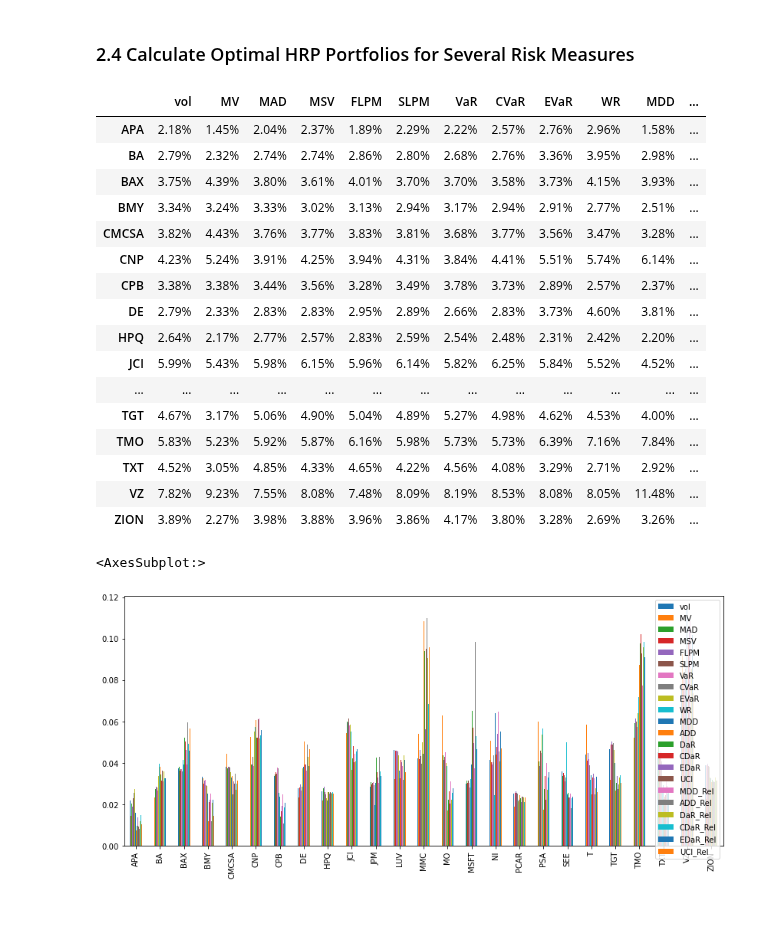
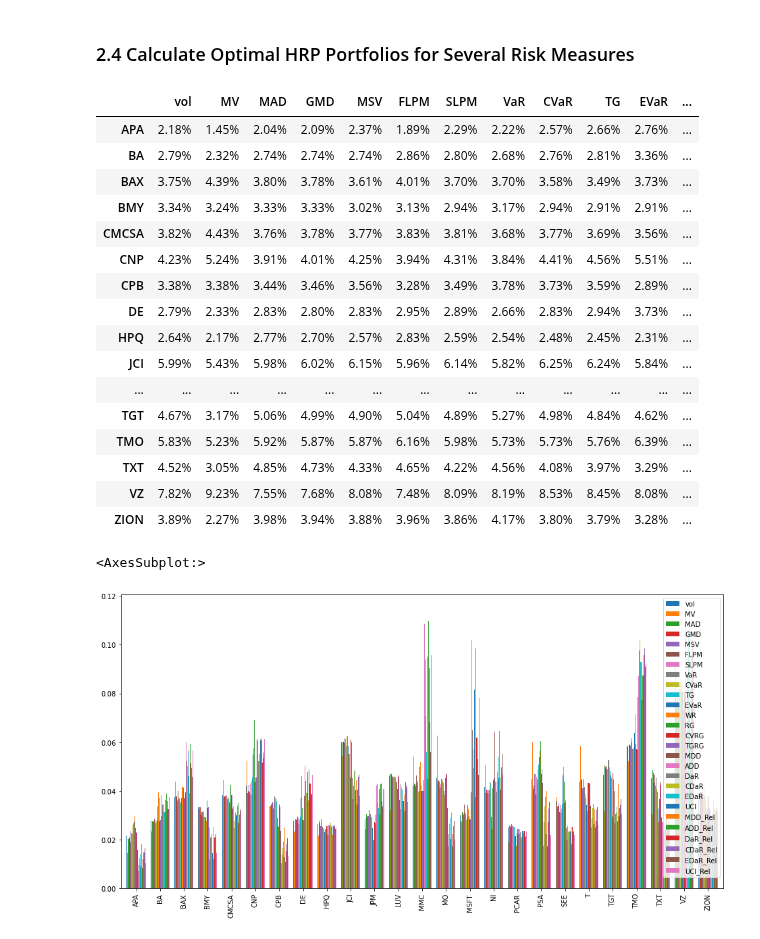
Before and after one commit to dcajasn/Riskfolio-Lib, a Jupyter notebook: examples/Tutorial 24.ipynb, the cells around one changed output. Cells and saved outputs as stored; diff of their text form; code cells hidden in the pictures; blank space fills up the shorter version.

```diff
--- a/examples/Tutorial 24.ipynb
+++ b/examples/Tutorial 24.ipynb
@@ -143,13 +143,18 @@ ax = rp.plot_risk_con(w=w,
 # 'vol': Standard Deviation.
 # 'MV': Variance.
 # 'MAD': Mean Absolute Deviation.
+# 'GMD': Gini Mean Difference.
 # 'MSV': Semi Standard Deviation.
 # 'FLPM': First Lower Partial Moment (Omega Ratio).
 # 'SLPM': Second Lower Partial Moment (Sortino Ratio).
 # 'VaR': Conditional Value at Risk.
 # 'CVaR': Conditional Value at Risk.
+# 'TG': Tail Gini.
 # 'EVaR': Entropic Value at Risk.
-# 'WR': Worst Realization (Minimax)
+# 'WR': Worst Realization (Minimax).
+# 'RG': Range of returns.
+# 'CVRG': CVaR Range of returns.
+# 'TGRG': Tail Gini Range of returns.
 # 'MDD': Maximum Drawdown of uncompounded cumulative returns (Calmar Ratio).
 # 'ADD': Average Drawdown of uncompounded cumulative returns.
 # 'DaR': Drawdown at Risk of uncompounded cumulative returns.
@@ -163,10 +168,10 @@ ax = rp.plot_risk_con(w=w,
 # 'EDaR_Rel': Entropic Drawdown at Risk of compounded cumulative returns.
 # 'UCI_Rel': Ulcer Index of compounded cumulative returns.
 
-rms = ['vol', 'MV', 'MAD', 'MSV', 'FLPM', 'SLPM',
-       'VaR','CVaR', 'EVaR', 'WR', 'MDD', 'ADD',
-       'DaR', 'CDaR', 'EDaR', 'UCI', 'MDD_Rel', 'ADD_Rel',
-       'DaR_Rel', 'CDaR_Rel', 'EDaR_Rel', 'UCI_Rel']
+rms = ['vol', 'MV', 'MAD', 'GMD', 'MSV', 'FLPM', 'SLPM', 'VaR',
+       'CVaR', 'TG', 'EVaR', 'WR', 'RG', 'CVRG', 'TGRG', 'MDD',
+       'ADD', 'DaR', 'CDaR', 'EDaR', 'UCI', 'MDD_Rel',
+       'ADD_Rel', 'DaR_Rel', 'CDaR_Rel', 'EDaR_Rel', 'UCI_Rel']
 
 w_s = pd.DataFrame([])
 
@@ -185,34 +190,34 @@ w_s.columns = rms
 # %%
 w_s.style.format("{:.2%}").background_gradient(cmap='YlGn')
 # %% [output]
-|  | vol | MV | MAD | MSV | FLPM | SLPM | VaR | CVaR | EVaR | WR | MDD | ... |
-| APA | 2.18% | 1.45% | 2.04% | 2.37% | 1.89% | 2.29% | 2.22% | 2.57% | 2.76% | 2.96% | 1.58% | ... |
-| BA | 2.79% | 2.32% | 2.74% | 2.74% | 2.86% | 2.80% | 2.68% | 2.76% | 3.36% | 3.95% | 2.98% | ... |
-| BAX | 3.75% | 4.39% | 3.80% | 3.61% | 4.01% | 3.70% | 3.70% | 3.58% | 3.73% | 4.15% | 3.93% | ... |
-| BMY | 3.34% | 3.24% | 3.33% | 3.02% | 3.13% | 2.94% | 3.17% | 2.94% | 2.91% | 2.77% | 2.51% | ... |
-| CMCSA | 3.82% | 4.43% | 3.76% | 3.77% | 3.83% | 3.81% | 3.68% | 3.77% | 3.56% | 3.47% | 3.28% | ... |
-| CNP | 4.23% | 5.24% | 3.91% | 4.25% | 3.94% | 4.31% | 3.84% | 4.41% | 5.51% | 5.74% | 6.14% | ... |
-| CPB | 3.38% | 3.38% | 3.44% | 3.56% | 3.28% | 3.49% | 3.78% | 3.73% | 2.89% | 2.57% | 2.37% | ... |
-| DE | 2.79% | 2.33% | 2.83% | 2.83% | 2.95% | 2.89% | 2.66% | 2.83% | 3.73% | 4.60% | 3.81% | ... |
-| HPQ | 2.64% | 2.17% | 2.77% | 2.57% | 2.83% | 2.59% | 2.54% | 2.48% | 2.31% | 2.42% | 2.20% | ... |
-| JCI | 5.99% | 5.43% | 5.98% | 6.15% | 5.96% | 6.14% | 5.82% | 6.25% | 5.84% | 5.52% | 4.52% | ... |
+|  | vol | MV | MAD | GMD | MSV | FLPM | SLPM | VaR | CVaR | TG | EVaR | ... |
+| APA | 2.18% | 1.45% | 2.04% | 2.09% | 2.37% | 1.89% | 2.29% | 2.22% | 2.57% | 2.66% | 2.76% | ... |
+| BA | 2.79% | 2.32% | 2.74% | 2.74% | 2.74% | 2.86% | 2.80% | 2.68% | 2.76% | 2.81% | 3.36% | ... |
+| BAX | 3.75% | 4.39% | 3.80% | 3.78% | 3.61% | 4.01% | 3.70% | 3.70% | 3.58% | 3.49% | 3.73% | ... |
+| BMY | 3.34% | 3.24% | 3.33% | 3.33% | 3.02% | 3.13% | 2.94% | 3.17% | 2.94% | 2.91% | 2.91% | ... |
+| CMCSA | 3.82% | 4.43% | 3.76% | 3.78% | 3.77% | 3.83% | 3.81% | 3.68% | 3.77% | 3.69% | 3.56% | ... |
+| CNP | 4.23% | 5.24% | 3.91% | 4.01% | 4.25% | 3.94% | 4.31% | 3.84% | 4.41% | 4.56% | 5.51% | ... |
+| CPB | 3.38% | 3.38% | 3.44% | 3.46% | 3.56% | 3.28% | 3.49% | 3.78% | 3.73% | 3.59% | 2.89% | ... |
+| DE | 2.79% | 2.33% | 2.83% | 2.80% | 2.83% | 2.95% | 2.89% | 2.66% | 2.83% | 2.94% | 3.73% | ... |
+| HPQ | 2.64% | 2.17% | 2.77% | 2.70% | 2.57% | 2.83% | 2.59% | 2.54% | 2.48% | 2.45% | 2.31% | ... |
+| JCI | 5.99% | 5.43% | 5.98% | 6.02% | 6.15% | 5.96% | 6.14% | 5.82% | 6.25% | 6.24% | 5.84% | ... |
 | ... | ... | ... | ... | ... | ... | ... | ... | ... | ... | ... | ... | ... |
-| TGT | 4.67% | 3.17% | 5.06% | 4.90% | 5.04% | 4.89% | 5.27% | 4.98% | 4.62% | 4.53% | 4.00% | ... |
-| TMO | 5.83% | 5.23% | 5.92% | 5.87% | 6.16% | 5.98% | 5.73% | 5.73% | 6.39% | 7.16% | 7.84% | ... |
-| TXT | 4.52% | 3.05% | 4.85% | 4.33% | 4.65% | 4.22% | 4.56% | 4.08% | 3.29% | 2.71% | 2.92% | ... |
-| VZ | 7.82% | 9.23% | 7.55% | 8.08% | 7.48% | 8.09% | 8.19% | 8.53% | 8.08% | 8.05% | 11.48% | ... |
-| ZION | 3.89% | 2.27% | 3.98% | 3.88% | 3.96% | 3.86% | 4.17% | 3.80% | 3.28% | 2.69% | 3.26% | ... |
+| TGT | 4.67% | 3.17% | 5.06% | 4.99% | 4.90% | 5.04% | 4.89% | 5.27% | 4.98% | 4.84% | 4.62% | ... |
+| TMO | 5.83% | 5.23% | 5.92% | 5.87% | 5.87% | 6.16% | 5.98% | 5.73% | 5.73% | 5.76% | 6.39% | ... |
+| TXT | 4.52% | 3.05% | 4.85% | 4.73% | 4.33% | 4.65% | 4.22% | 4.56% | 4.08% | 3.97% | 3.29% | ... |
+| VZ | 7.82% | 9.23% | 7.55% | 7.68% | 8.08% | 7.48% | 8.09% | 8.19% | 8.53% | 8.45% | 8.08% | ... |
+| ZION | 3.89% | 2.27% | 3.98% | 3.94% | 3.88% | 3.96% | 3.86% | 4.17% | 3.80% | 3.79% | 3.28% | ... |
 # %%
 import matplotlib.pyplot as plt
 
 # Plotting a comparison of assets weights for each portfolio
 
 fig = plt.gcf()
-fig.set_figwidth(14)
-fig.set_figheight(6)
+fig.set_figwidth(16)
+fig.set_figheight(8)
 ax = fig.subplots(nrows=1, ncols=1)
 
-w_s.plot.bar(ax=ax)
+w_s.plot(kind='bar', width=0.8, ax=ax)
 # %% [output]
 <AxesSubplot:>
-[figure, old version]
+[figure, new version]
```
Also changed, not shown: parts of 3 cells of this notebook, 28 other files.
